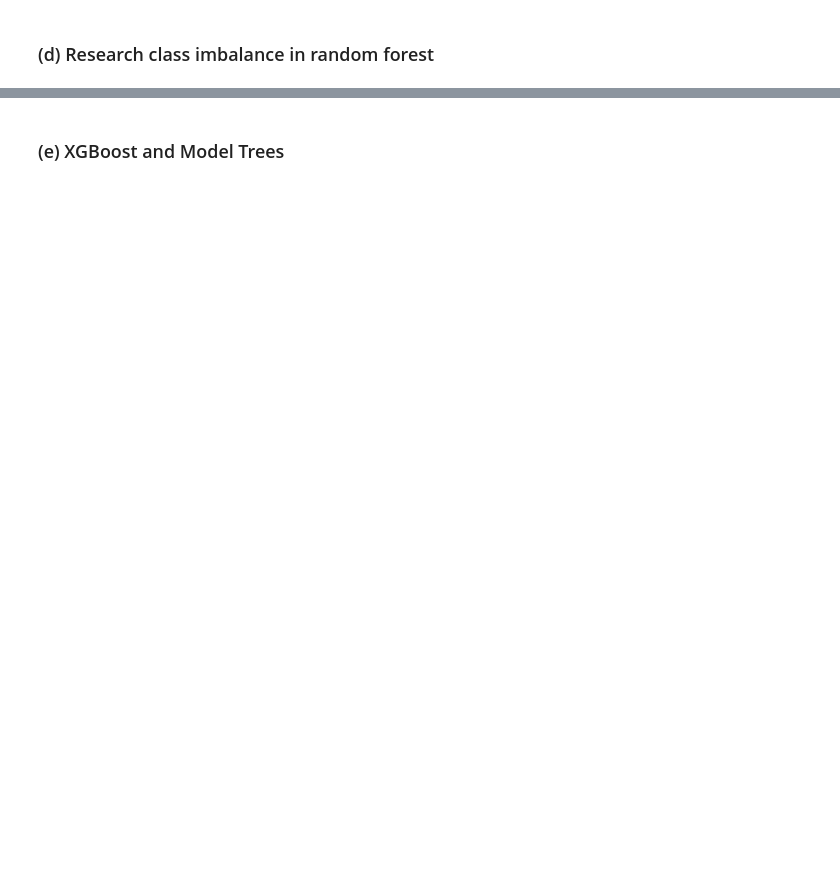
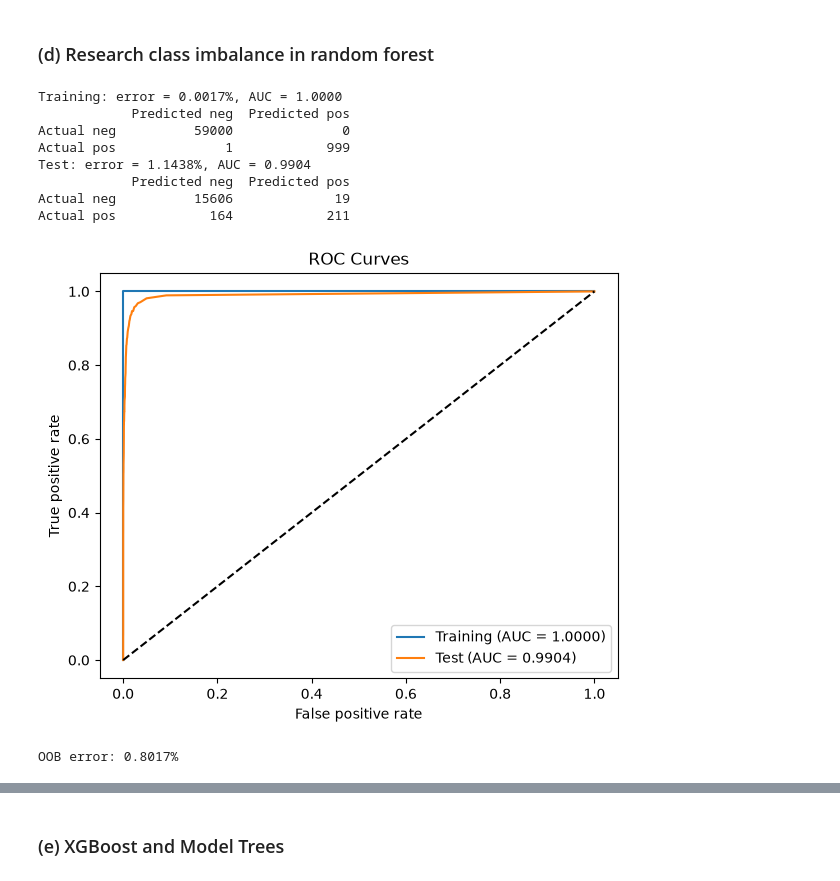
Before and after one commit to Ryan6546ea/DSCI552-HW6, a Jupyter notebook: notebook/Chen_Sian_HW6.ipynb, the cells around one changed output, grey strips where cells are left out. Saved outputs shown, nothing was run; the diff lists cells and outputs as text; code cells hidden in the pictures; blank space fills up the shorter version.

```diff
--- a/notebook/Chen_Sian_HW6.ipynb
+++ b/notebook/Chen_Sian_HW6.ipynb
@@ -31,2 +188,23 @@ Import packages
 # %% [markdown]
 ### (d) Research class imbalance in random forest
+# %%
+# Weight classes inversely to their frequency in each bootstrap sample.
+rf_balanced = RandomForestClassifier(
+    class_weight="balanced_subsample",
+    oob_score=True, random_state=42, n_jobs=-1
+)
+rf_balanced.fit(X_train_imputed, y_train)
+
+evaluate_rf(rf_balanced)
+print(f"OOB error: {1 - rf_balanced.oob_score_:.4%}")
+# %% [output]
+Training: error = 0.0017%, AUC = 1.0000
+            Predicted neg  Predicted pos
+Actual neg          59000              0
+Actual pos              1            999
+Test: error = 1.1438%, AUC = 0.9904
+            Predicted neg  Predicted pos
+Actual neg          15606             19
+Actual pos            164            211
+[figure, added]
+OOB error: 0.8017%
```
Also changed, not shown: parts of 21 cells of this notebook, 1 other file.
